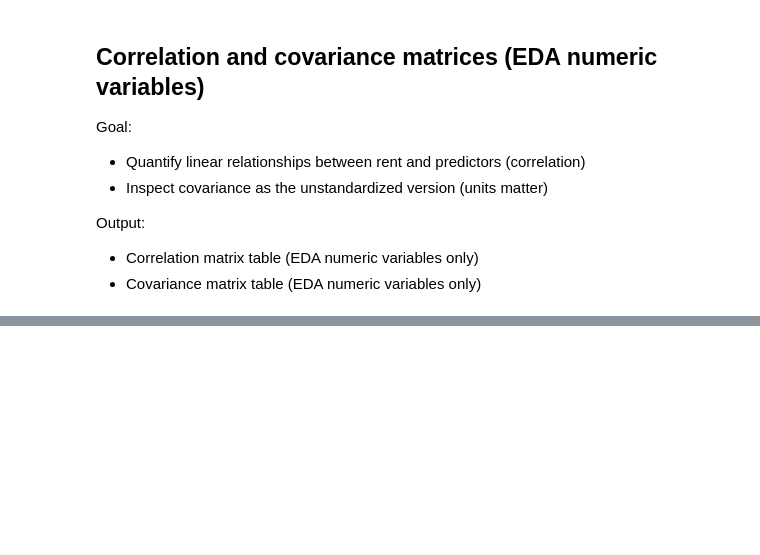
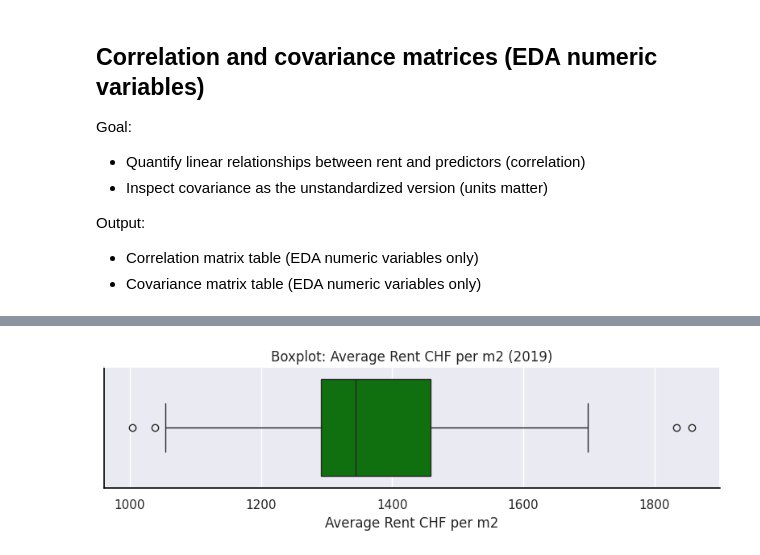
Before and after one commit to hamedamini-zhaw/ARM_Gruppe-5, a Jupyter notebook: 03 - EDA/EDA.ipynb, the cells around one changed output, grey strips where cells are left out. Saved outputs shown, nothing was run; the diff lists cells and outputs as text; code cells hidden in the pictures; blank space fills up the shorter version.

```diff
--- a/03 - EDA/EDA.ipynb
+++ b/03 - EDA/EDA.ipynb
@@ -417,0 +445,19 @@ Covariance matrix (EDA numeric variables):
+# %%
+target = "Average Rent CHF per m2"
+
+plt.figure(figsize=(8,2.6))
+sns.boxplot(x=df[target], color="green", linewidth=1)
+
+plt.title("Boxplot: Average Rent CHF per m2 (2019)")
+plt.xlabel("Average Rent CHF per m2")
+
+ax = plt.gca()
+ax.spines["bottom"].set_color("black")
+ax.spines["left"].set_color("black")
+ax.spines["bottom"].set_linewidth(1.2)
+ax.spines["left"].set_linewidth(1.2)
+
+plt.tight_layout()
+plt.show()
+# %% [output]
+[figure, added]
```
Also changed, not shown: parts of 8 cells of this notebook.
